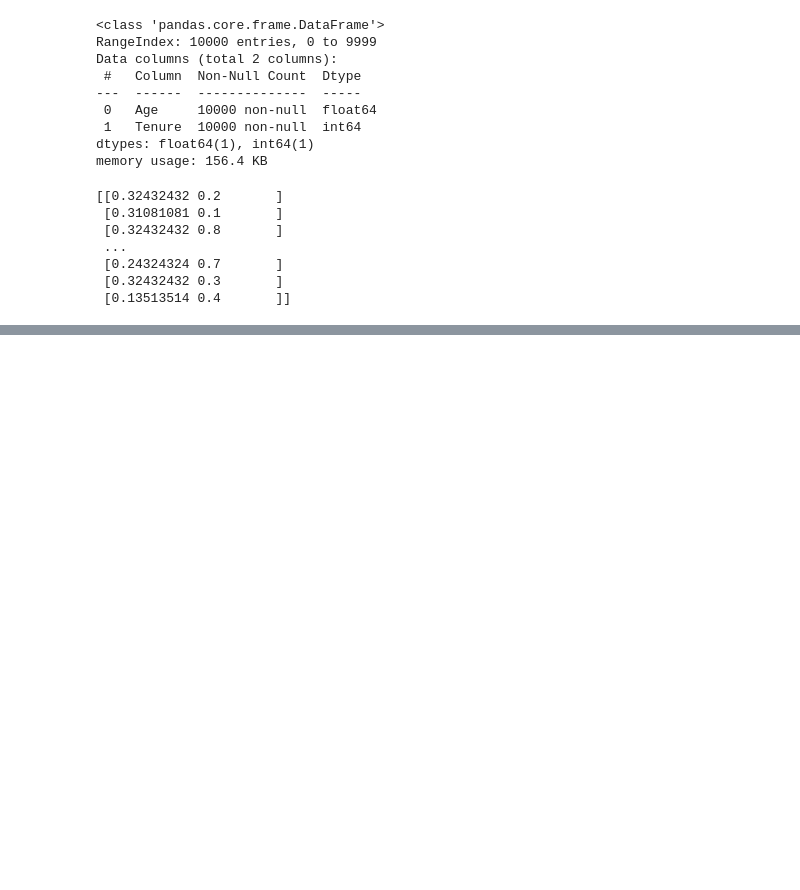
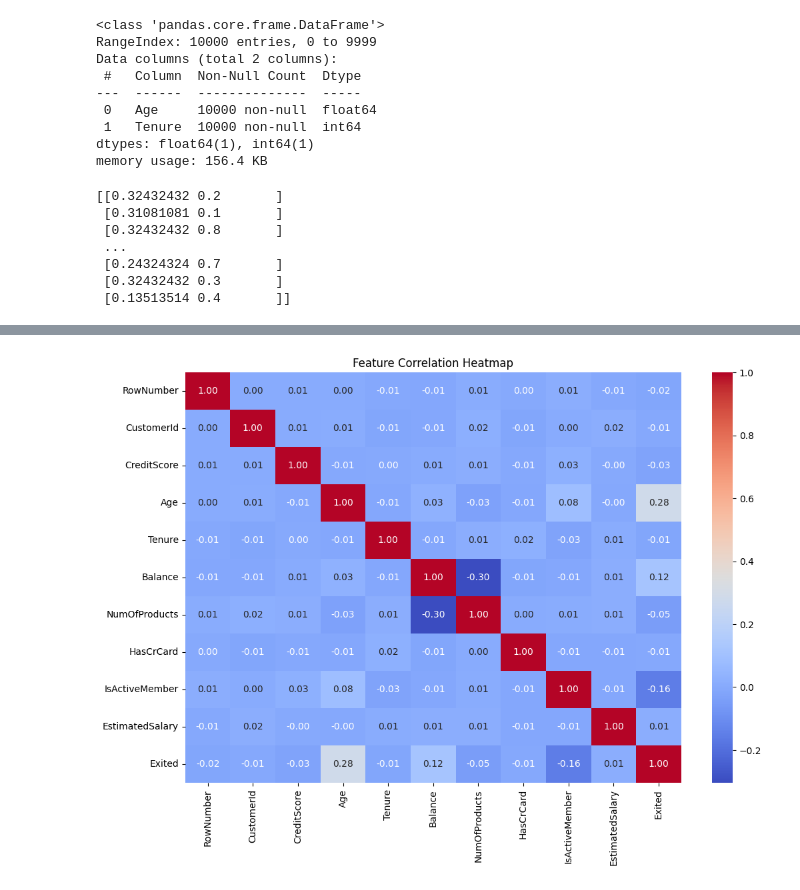
Before and after one commit to Champ2979/DataSense_Task_PranavPratyush, a Jupyter notebook: Data_Science_Task.ipynb, the cells around one changed output, grey strips where cells are left out. Cells and saved outputs as stored; diff of their text form; code cells hidden in the pictures; blank space fills up the shorter version.

```diff
--- a/Data_Science_Task.ipynb
+++ b/Data_Science_Task.ipynb
@@ -251,0 +303,8 @@ print(normalized_df)
+# %%
+corr_matrix = cleaned_df.corr(numeric_only=True)
+plt.figure(figsize=(12, 8))
+sns.heatmap(corr_matrix, annot=True, cmap='coolwarm', fmt='.2f')
+plt.title("Feature Correlation Heatmap")
+plt.show()
+# %% [output]
+[figure, added]
```
Also changed, not shown: parts of 38 cells of this notebook.
